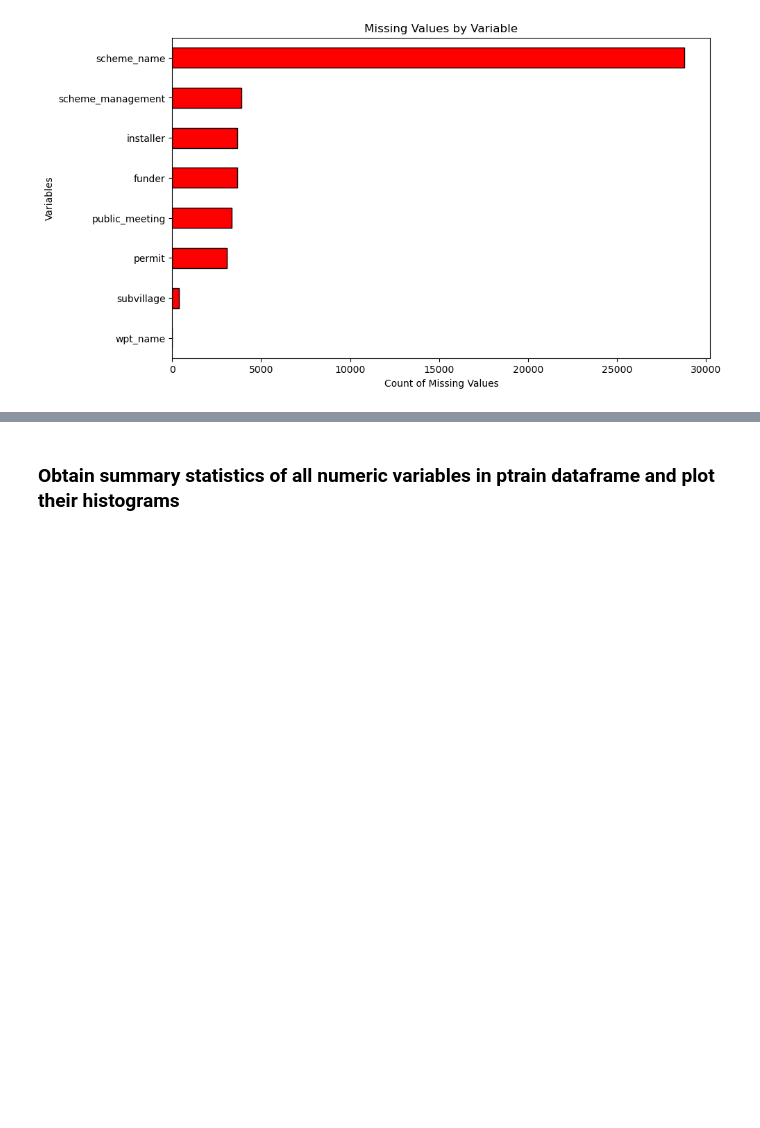
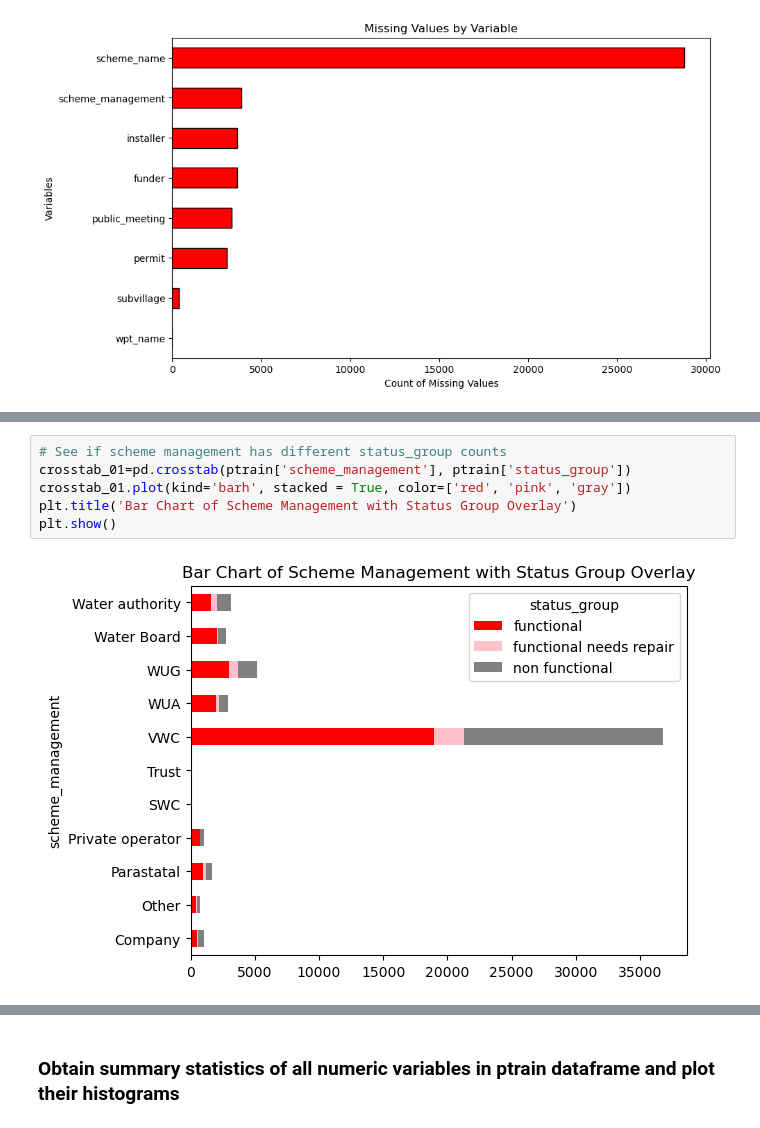
Before and after one commit to KatieKimberling/ads-502-team-project, a Jupyter notebook: PumpEDA.ipynb, the cells around one changed output, grey strips where cells are left out. Saved outputs shown, nothing was run; the diff lists cells and outputs as text; blank space fills up the shorter version.

```diff
--- a/PumpEDA.ipynb
+++ b/PumpEDA.ipynb
@@ -156,0 +244,8 @@ wpt_name                        2        0.003367
+# %%
+# See if scheme management has different status_group counts
+crosstab_01=pd.crosstab(ptrain['scheme_management'], ptrain['status_group'])
+crosstab_01.plot(kind='barh', stacked = True, color=['red', 'pink', 'gray'])
+plt.title('Bar Chart of Scheme Management with Status Group Overlay')
+plt.show()
+# %% [output]
+[figure, added]
```
Also changed, not shown: parts of 36 cells of this notebook.
